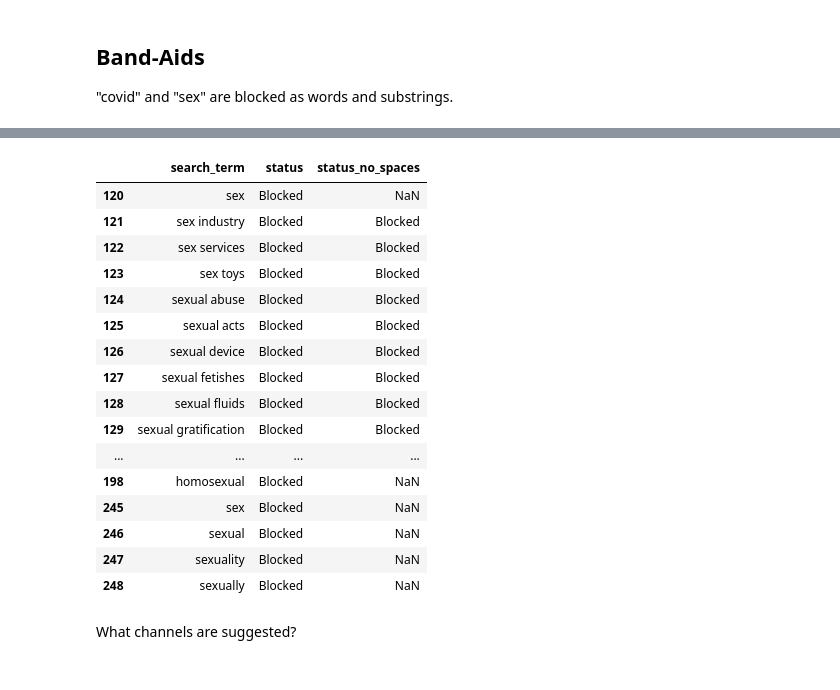
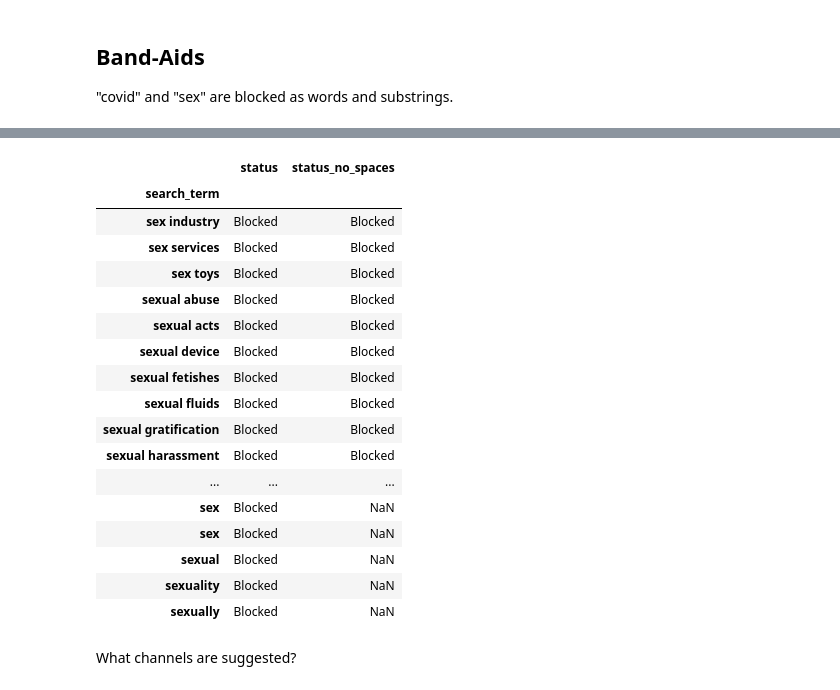
Before and after one commit to the-markup/investigation-youtube-ad-placements, a Jupyter notebook: notebooks/4-data-analysis-social-justice.ipynb, the cells around one changed output, grey strips where cells are left out. Drawn from its saved outputs; the diff is of its cells as text; code cells hidden in the pictures.

```diff
--- a/notebooks/4-data-analysis-social-justice.ipynb
+++ b/notebooks/4-data-analysis-social-justice.ipynb
@@ -21,4 +23,12 @@ fn_table1 = '../data/output/tables/socialjustice/table1.csv'
 os.makedirs(table_dir, exist_ok=True)
+# %%
+# columns we'll display in the notebook
+display_cols = ['search_term', 'status']
+display_cols_bandaids = ['search_term', 'status', 'status_no_spaces']
+
+# how we're going to sort results
+sort_cols = ['status', 'search_term']
+sort_cols_bandaids = ['status', 'status_no_spaces', 'search_term']
 # %%
 df_soc_just = pd.read_csv(fn_social_justice)
 df_adhoc = pd.read_csv(fn_adhoc)
@@ -183,5 +261,6 @@ display_cols_bandaids = ['search_term', 'status', 'status_no_spaces']
 # %%
-df_policy[df_policy.search_term.str.contains('covid-19')].append(
-    df_basewords[df_basewords.search_term.str.contains('covid-19')]
-)[display_cols_bandaids]
+(df_policy[df_policy.search_term.str.contains('covid-19')]
+    .append(df_basewords[df_basewords.search_term.str.contains('covid-19')])
+    .sort_values(sort_cols_bandaids)[display_cols_bandaids]
+    .set_index('search_term'))
 # %% [output]
@@ -200,25 +280,27 @@ df_policy[df_policy.search_term.str.contains('covid-19')].append(
 # %%
-df_policy[df_policy.search_term.str.contains('sex')].append(
-    df_basewords[df_basewords.search_term.str.contains('sex')]
-)[display_cols_bandaids]
+(df_policy[df_policy.search_term.str.contains('sex')]
+    .append(df_basewords[df_basewords.search_term.str.contains('sex')])
+    .sort_values(sort_cols_bandaids)[display_cols_bandaids]
+    .set_index('search_term'))
 # %% [output]
-|  | search_term | status | status_no_spaces |
-| 120 | sex | Blocked | NaN |
-| 121 | sex industry | Blocked | Blocked |
-| 122 | sex services | Blocked | Blocked |
-| 123 | sex toys | Blocked | Blocked |
-| 124 | sexual abuse | Blocked | Blocked |
-| 125 | sexual acts | Blocked | Blocked |
-| 126 | sexual device | Blocked | Blocked |
-| 127 | sexual fetishes | Blocked | Blocked |
-| 128 | sexual fluids | Blocked | Blocked |
-| 129 | sexual gratification | Blocked | Blocked |
-| ... | ... | ... | ... |
-| 198 | homosexual | Blocked | NaN |
-| 245 | sex | Blocked | NaN |
-| 246 | sexual | Blocked | NaN |
-| 247 | sexuality | Blocked | NaN |
-| 248 | sexually | Blocked | NaN |
+|  | status | status_no_spaces |
+| search_term |  |  |
+| sex industry | Blocked | Blocked |
+| sex services | Blocked | Blocked |
+| sex toys | Blocked | Blocked |
+| sexual abuse | Blocked | Blocked |
+| sexual acts | Blocked | Blocked |
+| sexual device | Blocked | Blocked |
+| sexual fetishes | Blocked | Blocked |
+| sexual fluids | Blocked | Blocked |
+| sexual gratification | Blocked | Blocked |
+| sexual harassment | Blocked | Blocked |
+| ... | ... | ... |
+| sex | Blocked | NaN |
+| sex | Blocked | NaN |
+| sexual | Blocked | NaN |
+| sexuality | Blocked | NaN |
+| sexually | Blocked | NaN |
 # %% [markdown]
 What channels are suggested?
 # %%
```
Also changed, not shown: parts of 24 cells of this notebook, 17 other files.
